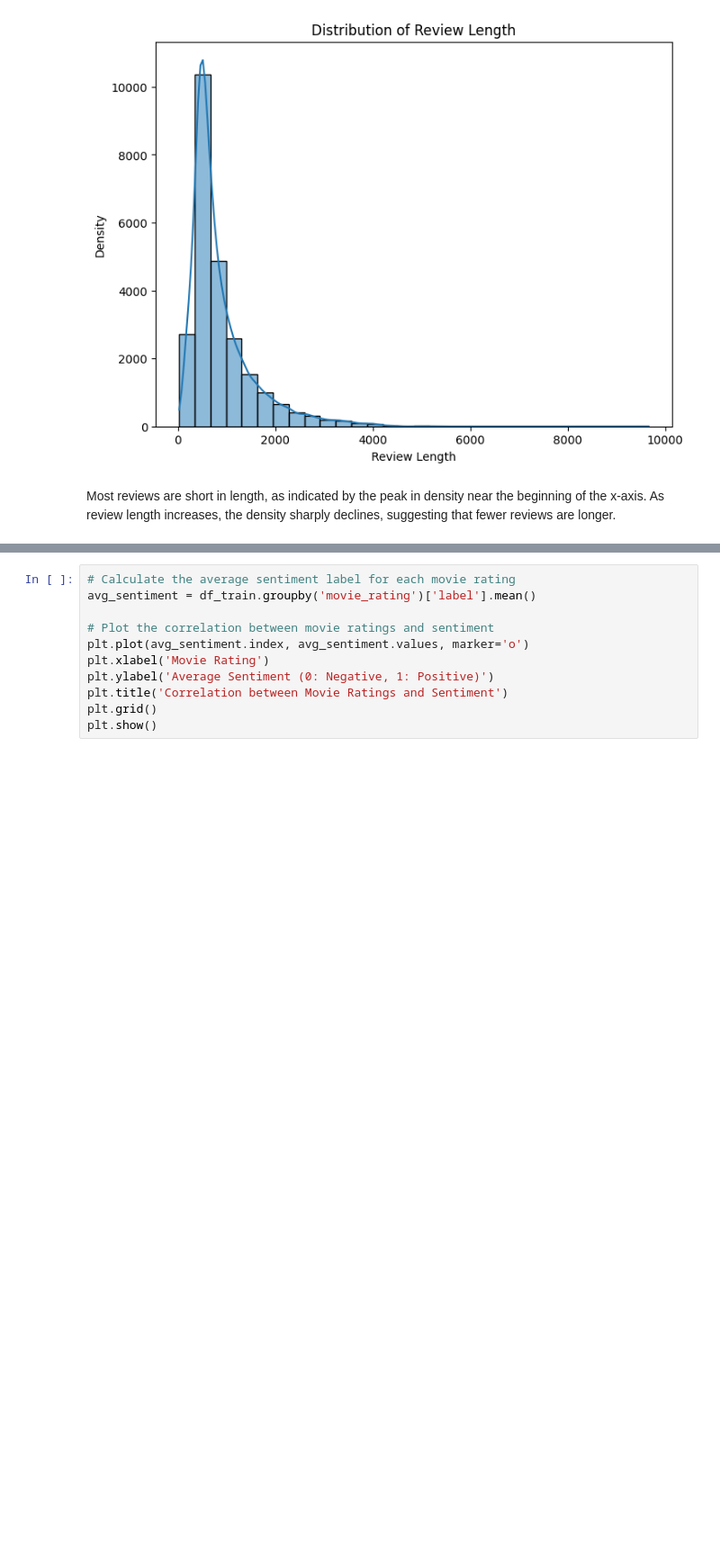
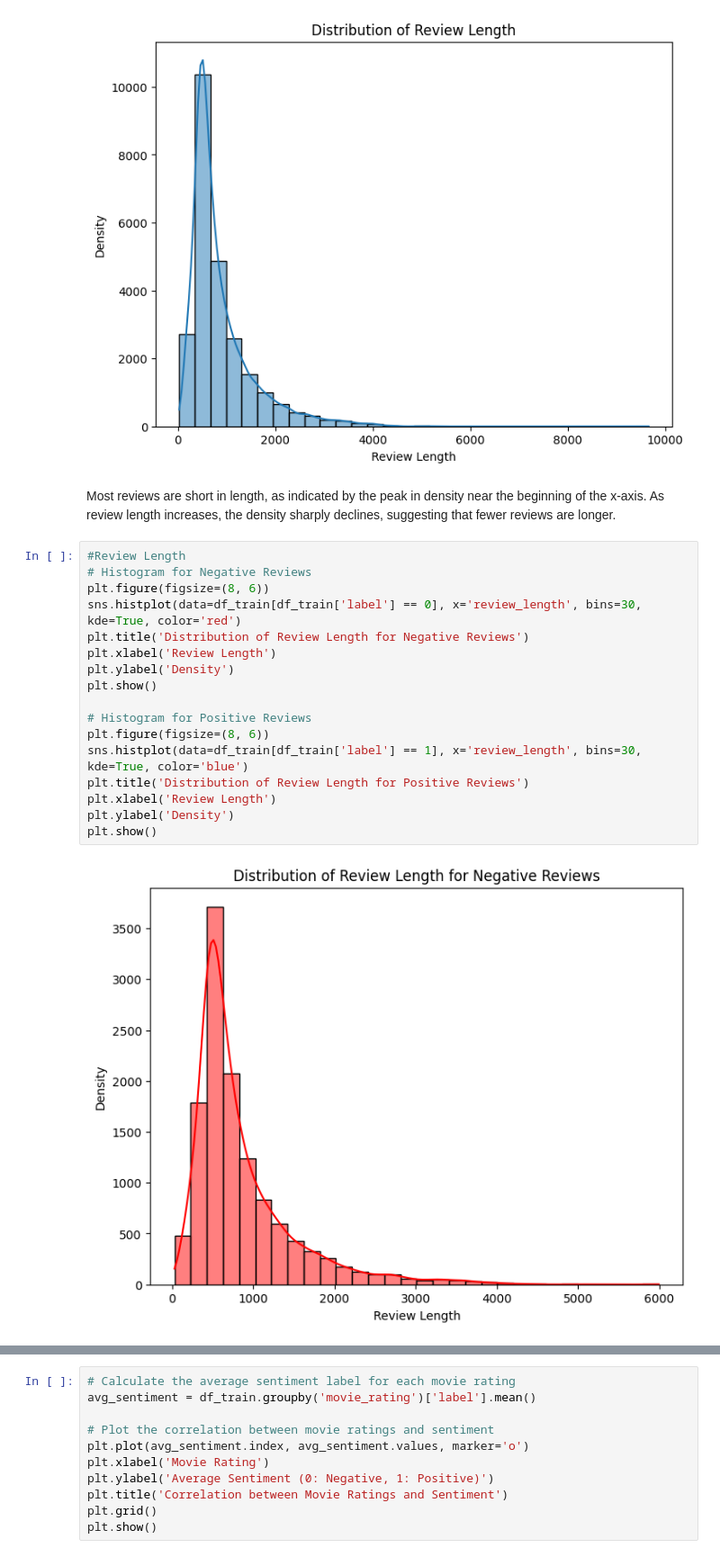
Before and after one commit to sweeksss/movie_sentiment_analysis, a Jupyter notebook: data_preprocessing_train_combined.ipynb, the cells around one changed output, grey strips where cells are left out. Shown at 90% size. Cells and saved outputs as stored; diff of their text form; blank space fills up the shorter version.

```diff
--- a/data_preprocessing_train_combined.ipynb
+++ b/data_preprocessing_train_combined.ipynb
@@ -210,3 +340,22 @@ plt.show()
 # %% [markdown]
 Most reviews are short in length, as indicated by the peak in density near the beginning of the x-axis.
 As review length increases, the density sharply declines, suggesting that fewer reviews are longer.
+# %%
+#Review Length
+# Histogram for Negative Reviews
+plt.figure(figsize=(8, 6))
+sns.histplot(data=df_train[df_train['label'] == 0], x='review_length', bins=30, kde=True, color='red')
+plt.title('Distribution of Review Length for Negative Reviews')
+plt.xlabel('Review Length')
+plt.ylabel('Density')
+plt.show()
+
+# Histogram for Positive Reviews
+plt.figure(figsize=(8, 6))
+sns.histplot(data=df_train[df_train['label'] == 1], x='review_length', bins=30, kde=True, color='blue')
+plt.title('Distribution of Review Length for Positive Reviews')
+plt.xlabel('Review Length')
+plt.ylabel('Density')
+plt.show()
+# %% [output]
+[figure, added]
```
Also changed, not shown: parts of 33 cells of this notebook.
